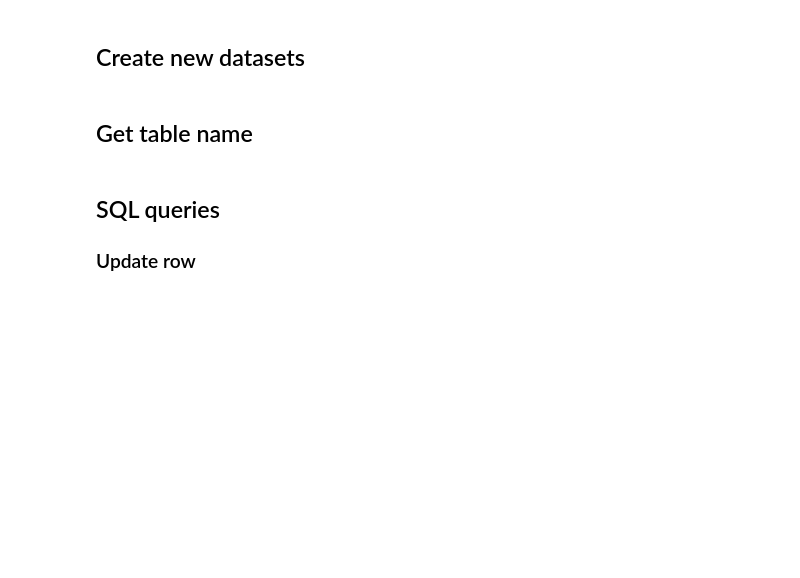
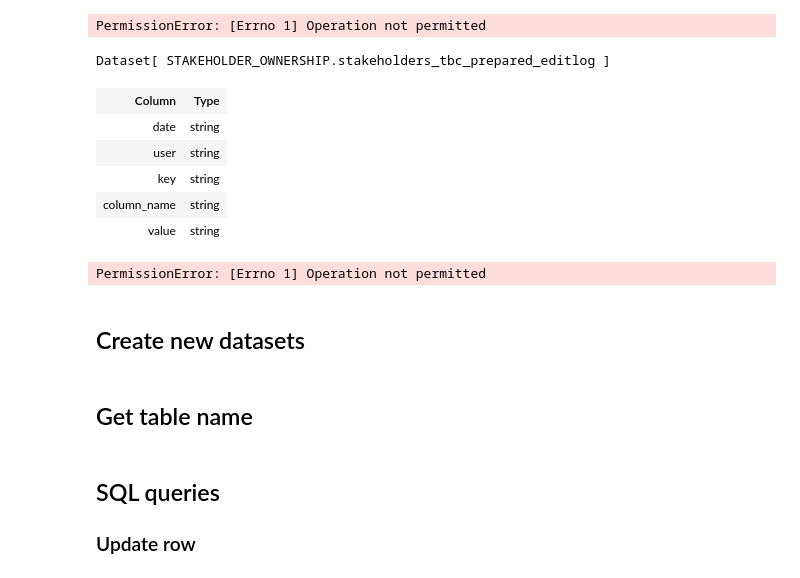
Before and after one commit to dataiku/dss-visual-edit, a Jupyter notebook: notebooks/Dataiku API tests.ipynb, the cells around one changed output. Cells and saved outputs as stored; diff of their text form; code cells hidden in the pictures; blank space fills up the shorter version.

```diff
--- a/notebooks/Dataiku API tests.ipynb
+++ b/notebooks/Dataiku API tests.ipynb
@@ -20,2 +14,27 @@ client.get_own_user().get_settings().get_raw()
+# %%
+project_key = "STAKEHOLDER_OWNERSHIP"
+# %%
+dataset_name = "stakeholders_tbc_prepared"
+editlog_ds_name = dataset_name + "_editlog"
+original_ds = dataiku.Dataset(dataset_name, project_key)
+editlog_ds = dataiku.Dataset(editlog_ds_name, project_key)
+# %%
+original_df = original_ds.get_dataframe()
+# %% [output]
+PermissionError: [Errno 1] Operation not permitted
+# %%
+editlog_ds
+# %% [output]
+Dataset[ STAKEHOLDER_OWNERSHIP.stakeholders_tbc_prepared_editlog ]
+| Column | Type |
+| date | string |
+| user | string |
+| key | string |
+| column_name | string |
+| value | string |
+# %%
+editlog_df = editlog_ds.get_dataframe()
+# %% [output]
+PermissionError: [Errno 1] Operation not permitted
 # %% [markdown]
 ## Create new datasets
```
Also changed, not shown: parts of 7 cells of this notebook, 2 other files.
